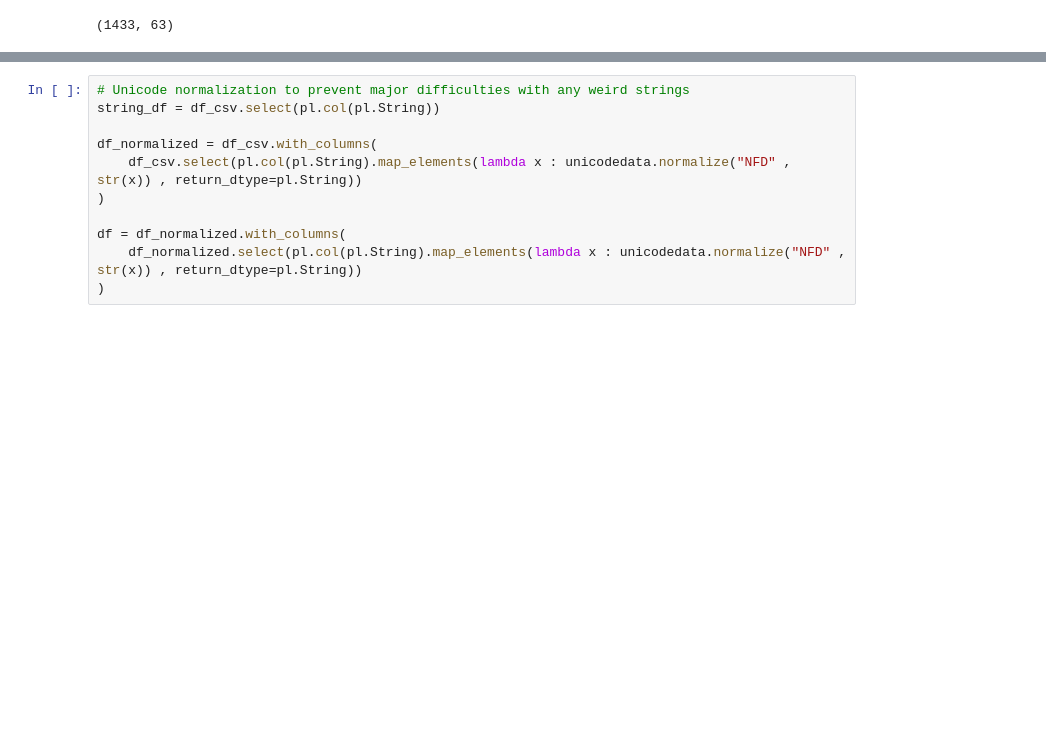
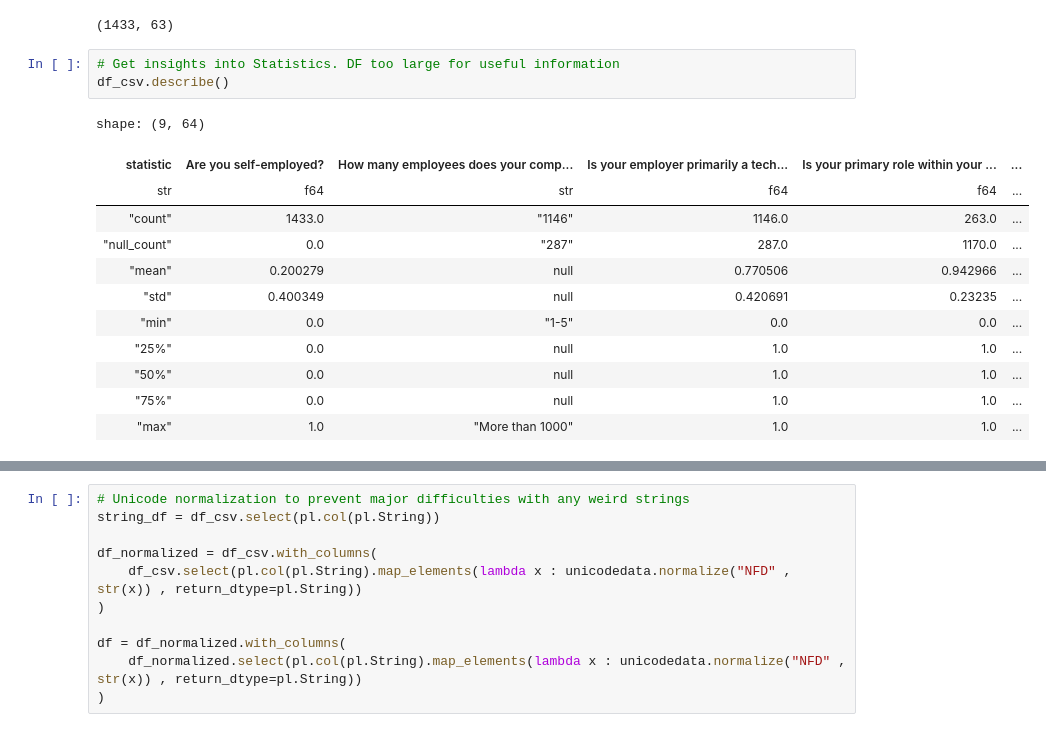
Before and after one commit to JanPhilippBittner/iu_mental_health_ml, a Jupyter notebook: Desktop/Arbeit/Arbeit/Universität/IU/Module/Semester 3/Machine learning - unsupervised learning/Project/first_draft.ipynb, the cells around one changed output, grey strips where cells are left out. Cells and saved outputs as stored; diff of their text form; blank space fills up the shorter version.

```diff
--- a/Desktop/Arbeit/Arbeit/Universität/IU/Module/Semester 3/Machine learning - unsupervised learning/Project/first_draft.ipynb
+++ b/Desktop/Arbeit/Arbeit/Universität/IU/Module/Semester 3/Machine learning - unsupervised learning/Project/first_draft.ipynb
@@ -13,3 +13,19 @@ df_csv = pl.read_csv(csv)
 print(df_csv.shape)
 # %% [output]
 (1433, 63)
+# %%
+# Get insights into Statistics. DF too large for useful information
+df_csv.describe()
+# %% [output]
+shape: (9, 64)
+| statistic | Are you self-employed? | How many employees does your comp... | Is your employer primarily a tech... | Is your primary role within your ... | ... |
+| str | f64 | str | f64 | f64 | ... |
+| "count" | 1433.0 | "1146" | 1146.0 | 263.0 | ... |
+| "null_count" | 0.0 | "287" | 287.0 | 1170.0 | ... |
+| "mean" | 0.200279 | null | 0.770506 | 0.942966 | ... |
+| "std" | 0.400349 | null | 0.420691 | 0.23235 | ... |
+| "min" | 0.0 | "1-5" | 0.0 | 0.0 | ... |
+| "25%" | 0.0 | null | 1.0 | 1.0 | ... |
+| "50%" | 0.0 | null | 1.0 | 1.0 | ... |
+| "75%" | 0.0 | null | 1.0 | 1.0 | ... |
+| "max" | 1.0 | "More than 1000" | 1.0 | 1.0 | ... |
```
Also changed, not shown: parts of 6 cells of this notebook.
